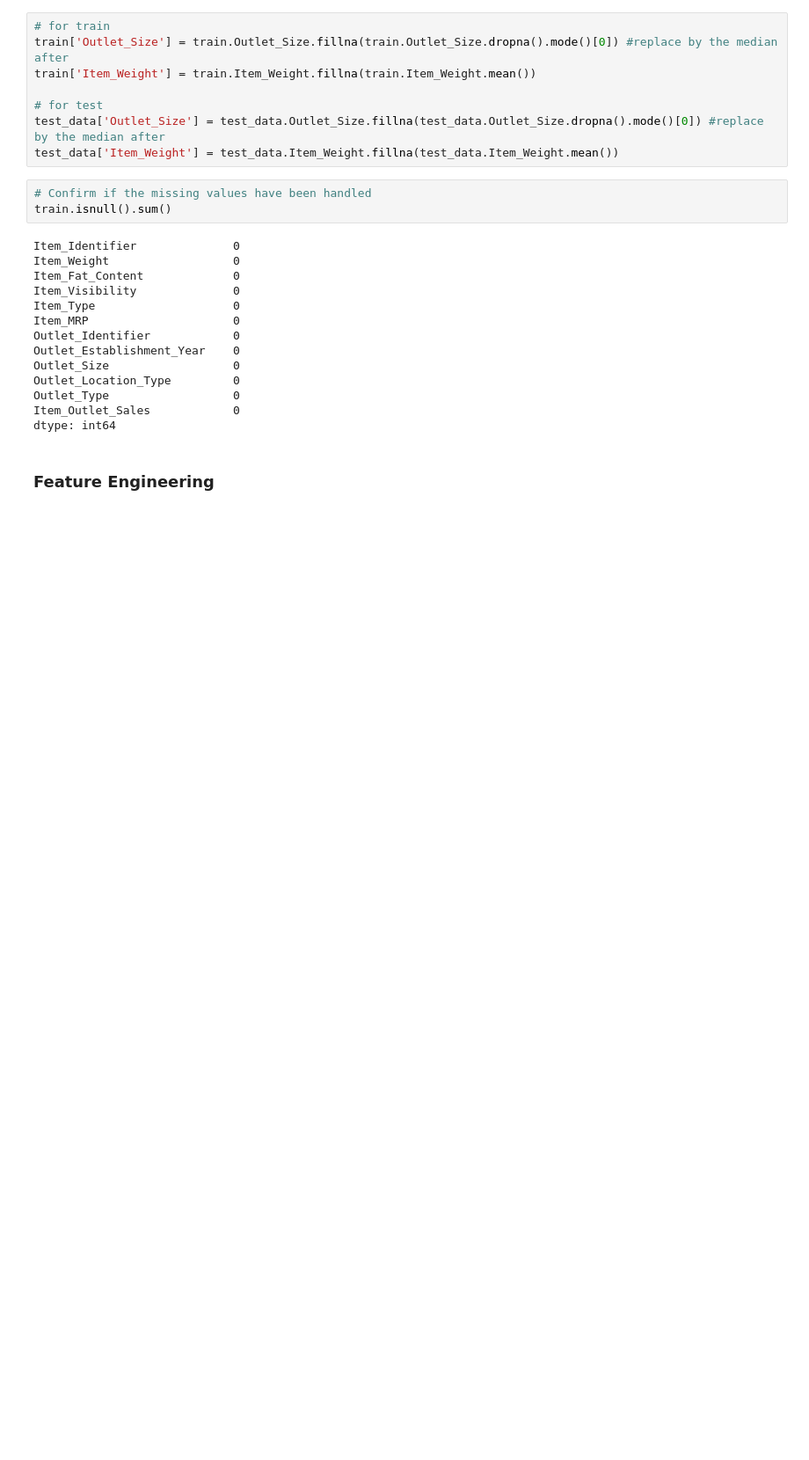
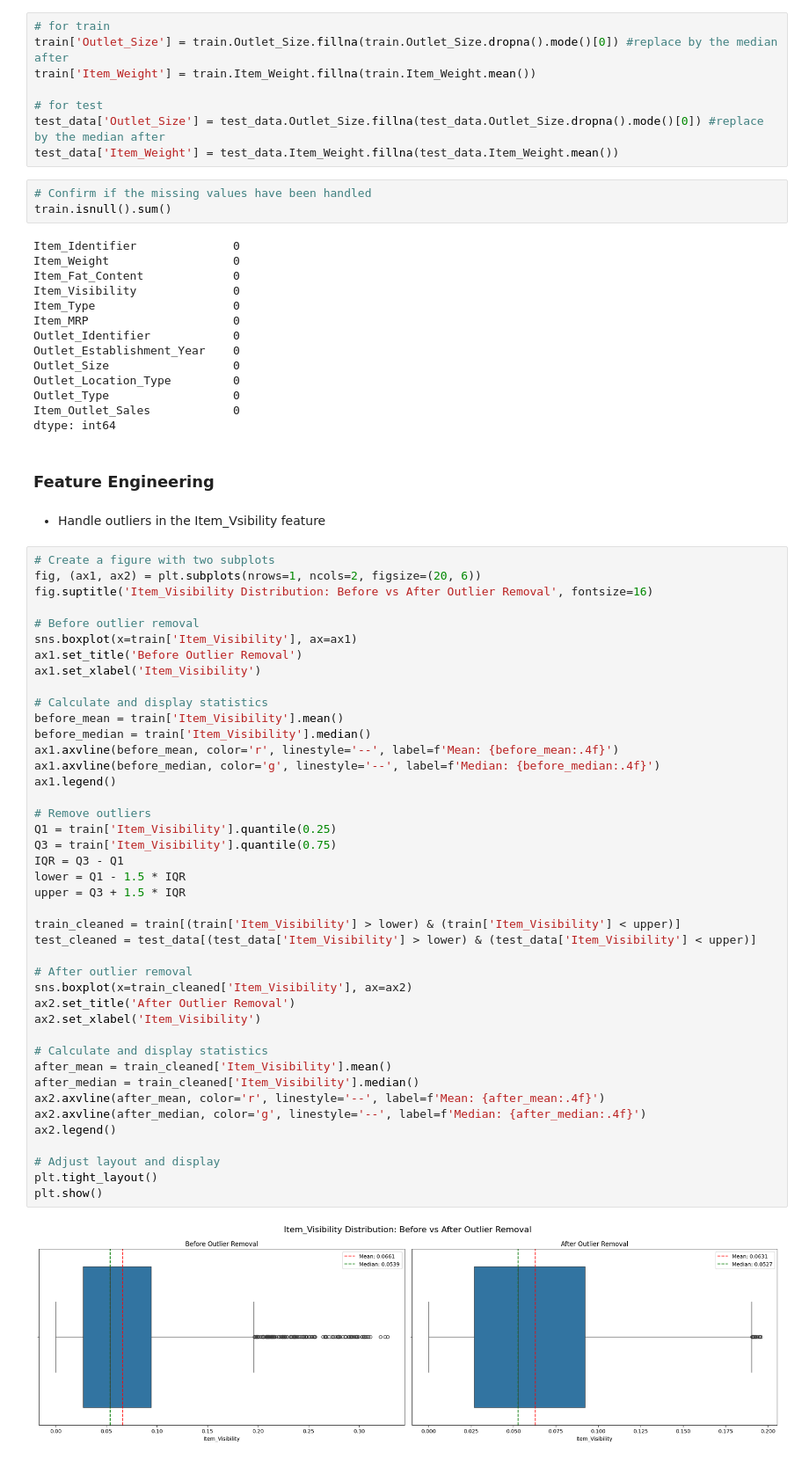
Before and after one commit to Tracy-teb/bigmart_sales_prediction_project, a Jupyter notebook: ml_salespred.ipynb, the cells around one changed output. Shown at 88% size. Drawn from its saved outputs; the diff is of its cells as text; blank space fills up the shorter version.

```diff
--- a/ml_salespred.ipynb
+++ b/ml_salespred.ipynb
@@ -456,3 +457,49 @@ Item_Outlet_Sales            0
 dtype: int64
 # %% [markdown]
 ### Feature Engineering
+# %% [markdown]
+- Handle outliers in the Item_Vsibility feature
+# %%
+# Create a figure with two subplots
+fig, (ax1, ax2) = plt.subplots(nrows=1, ncols=2, figsize=(20, 6))
+fig.suptitle('Item_Visibility Distribution: Before vs After Outlier Removal', fontsize=16)
+
+# Before outlier removal
+sns.boxplot(x=train['Item_Visibility'], ax=ax1)
+ax1.set_title('Before Outlier Removal')
+ax1.set_xlabel('Item_Visibility')
+
+# Calculate and display statistics
+before_mean = train['Item_Visibility'].mean()
+before_median = train['Item_Visibility'].median()
+ax1.axvline(before_mean, color='r', linestyle='--', label=f'Mean: {before_mean:.4f}')
+ax1.axvline(before_median, color='g', linestyle='--', label=f'Median: {before_median:.4f}')
+ax1.legend()
+
+# Remove outliers
+Q1 = train['Item_Visibility'].quantile(0.25)
+Q3 = train['Item_Visibility'].quantile(0.75)
+IQR = Q3 - Q1
+lower = Q1 - 1.5 * IQR
+upper = Q3 + 1.5 * IQR
+
+train_cleaned = train[(train['Item_Visibility'] > lower) & (train['Item_Visibility'] < upper)]
+test_cleaned = test_data[(test_data['Item_Visibility'] > lower) & (test_data['Item_Visibility'] < upper)]
+
+# After outlier removal
+sns.boxplot(x=train_cleaned['Item_Visibility'], ax=ax2)
+ax2.set_title('After Outlier Removal')
+ax2.set_xlabel('Item_Visibility')
+
+# Calculate and display statistics
+after_mean = train_cleaned['Item_Visibility'].mean()
+after_median = train_cleaned['Item_Visibility'].median()
+ax2.axvline(after_mean, color='r', linestyle='--', label=f'Mean: {after_mean:.4f}')
+ax2.axvline(after_median, color='g', linestyle='--', label=f'Median: {after_median:.4f}')
+ax2.legend()
+
+# Adjust layout and display
+plt.tight_layout()
+plt.show()
+# %% [output]
+[figure, added]
```
Also changed, not shown: parts of 63 cells of this notebook.
